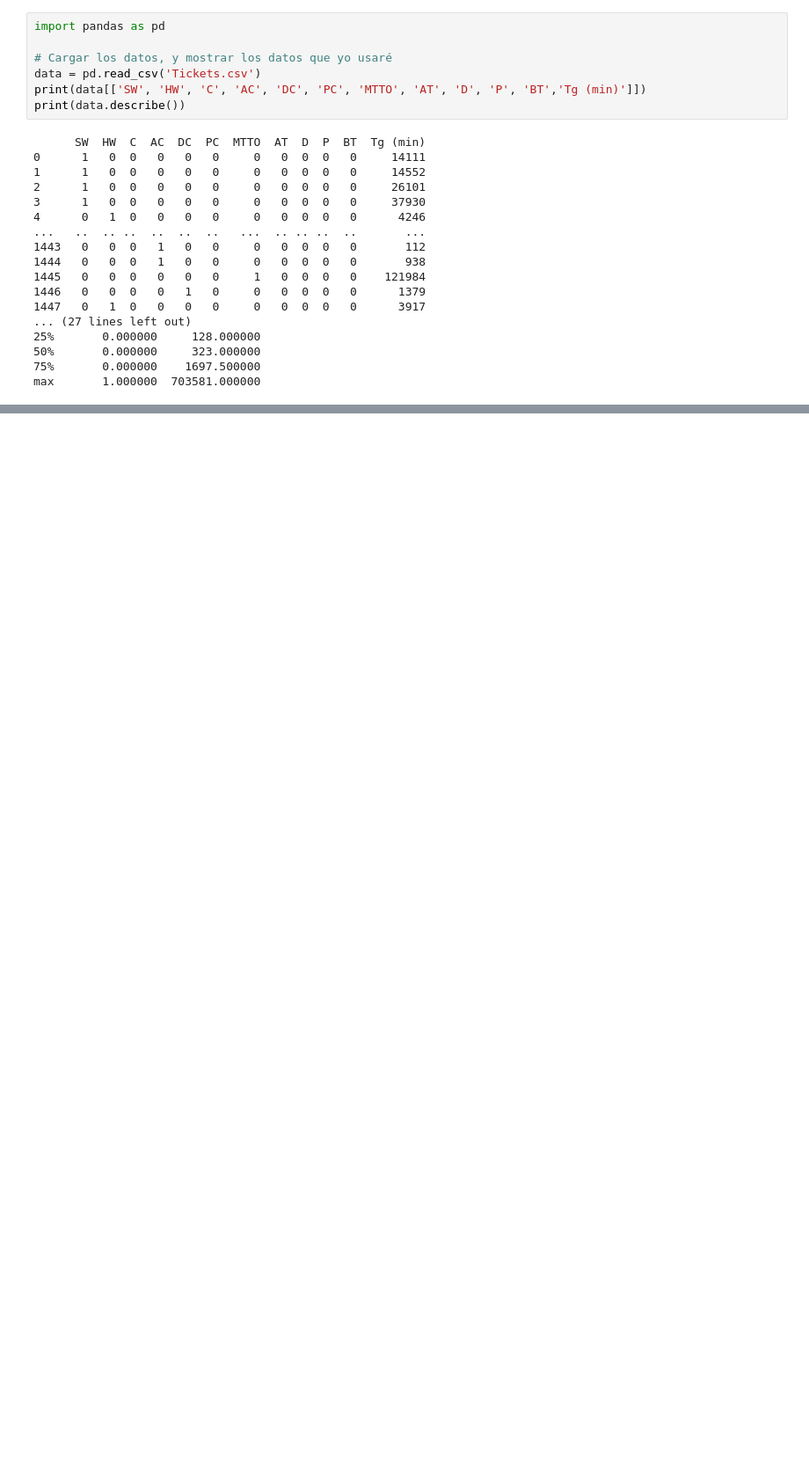
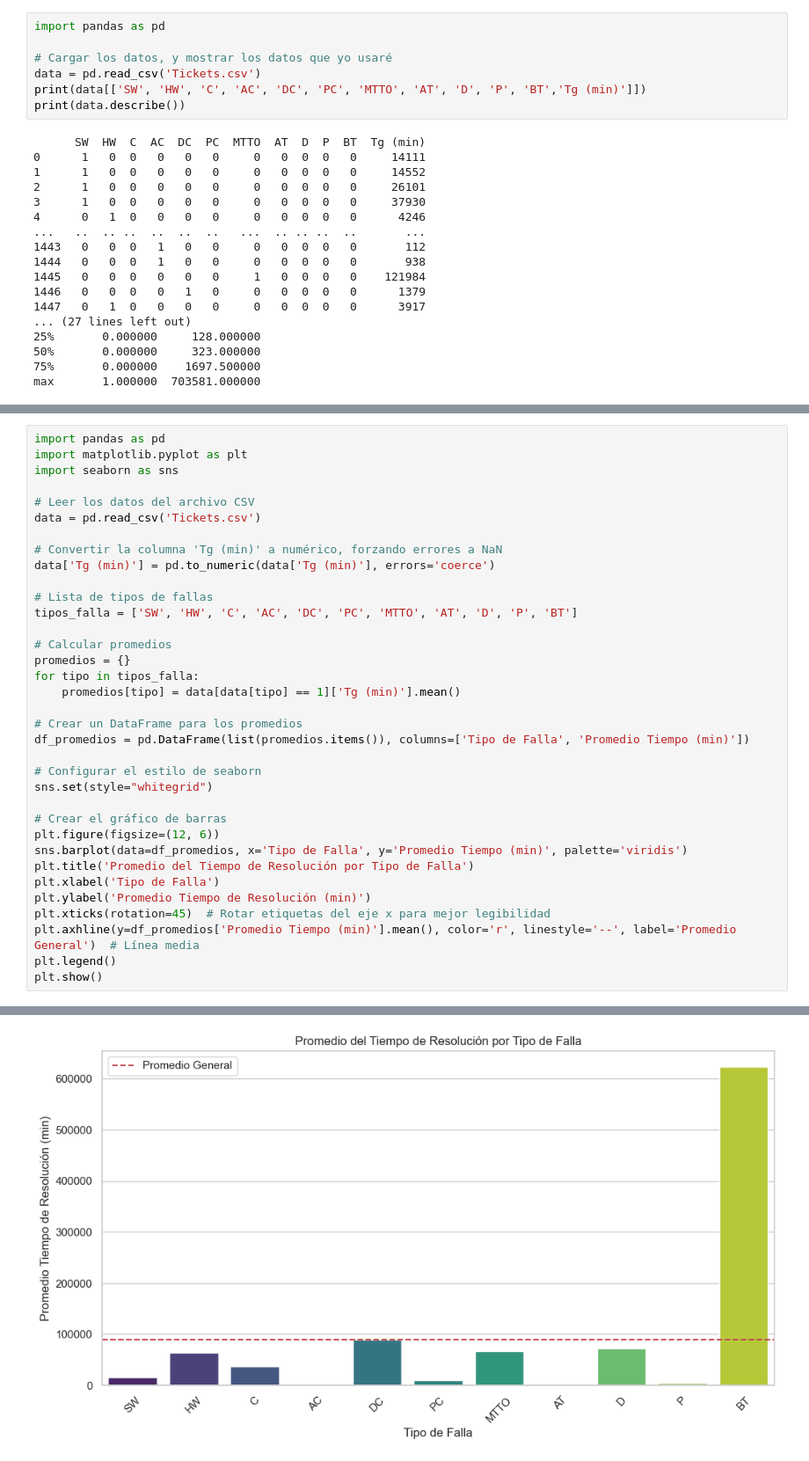
Before and after one commit to AmaliaGlezO/Tikets-de-falla-de-ETECSA, a Jupyter notebook: Trabajo2.0.ipynb, the cells around one changed output, grey strips where cells are left out. Shown at 88% size. Saved outputs shown, nothing was run; the diff lists cells and outputs as text; blank space fills up the shorter version.

```diff
--- a/Trabajo2.0.ipynb
+++ b/Trabajo2.0.ipynb
@@ -51,0 +90,36 @@ Como podemos ver:
+# %%
+import pandas as pd
+import matplotlib.pyplot as plt
+import seaborn as sns
+
+# Leer los datos del archivo CSV
+data = pd.read_csv('Tickets.csv')
+
+# Convertir la columna 'Tg (min)' a numérico, forzando errores a NaN
+data['Tg (min)'] = pd.to_numeric(data['Tg (min)'], errors='coerce')
+
+# Lista de tipos de fallas
+tipos_falla = ['SW', 'HW', 'C', 'AC', 'DC', 'PC', 'MTTO', 'AT', 'D', 'P', 'BT']
+
+# Calcular promedios
+promedios = {}
+for tipo in tipos_falla:
+    promedios[tipo] = data[data[tipo] == 1]['Tg (min)'].mean()
+
+# Crear un DataFrame para los promedios
+df_promedios = pd.DataFrame(list(promedios.items()), columns=['Tipo de Falla', 'Promedio Tiempo (min)'])
+
+# Configurar el estilo de seaborn
+sns.set(style="whitegrid")
+
+# Crear el gráfico de barras
+plt.figure(figsize=(12, 6))
+sns.barplot(data=df_promedios, x='Tipo de Falla', y='Promedio Tiempo (min)', palette='viridis')
+plt.title('Promedio del Tiempo de Resolución por Tipo de Falla')
+plt.xlabel('Tipo de Falla')
+plt.ylabel('Promedio Tiempo de Resolución (min)')
+plt.xticks(rotation=45)  # Rotar etiquetas del eje x para mejor legibilidad
+plt.axhline(y=df_promedios['Promedio Tiempo (min)'].mean(), color='r', linestyle='--', label='Promedio General')  # Línea media
+plt.legend()
+plt.show()
+# %% [output]
@@ -51,0 +129 @@ Como podemos ver:
+[figure, added]
```
Also changed, not shown: parts of 6 cells of this notebook.
